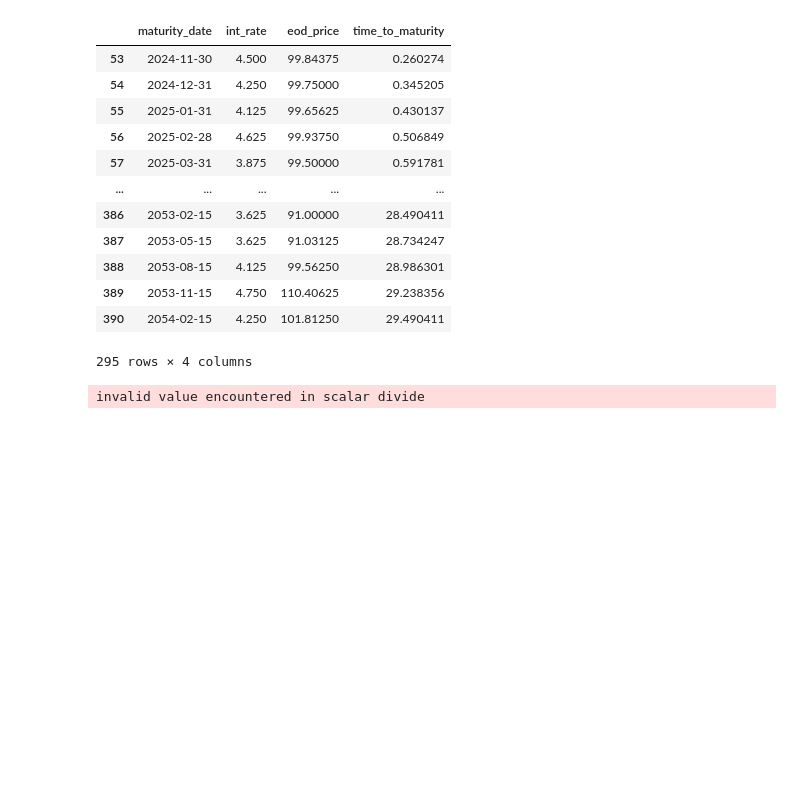
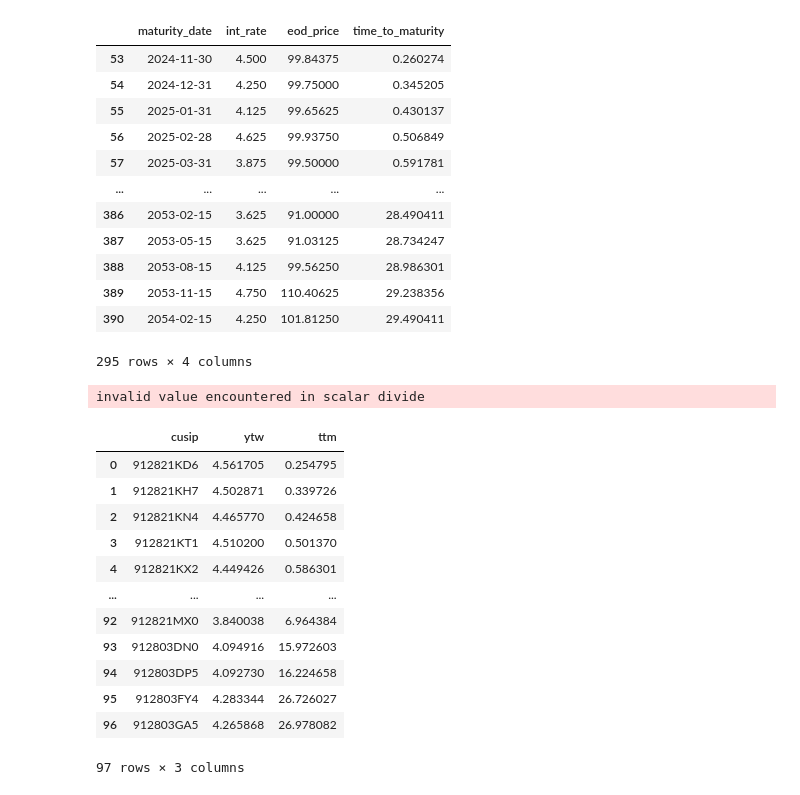
Before and after one commit to cleeclee123/Curvy-CUSIPs, a Jupyter notebook: examples/practical_par_curve_build.ipynb, the cells around one changed output. Saved outputs shown, nothing was run; the diff lists cells and outputs as text; code cells hidden in the pictures; blank space fills up the shorter version.

Commit message:
strips

```diff
--- a/examples/practical_par_curve_build.ipynb
+++ b/examples/practical_par_curve_build.ipynb
@@ -388,3 +421,33 @@ fig.update_yaxes(showgrid=True, showspikes=True, spikecolor="white", spikethickn
 fig.show()
 # %% [output]
 invalid value encountered in scalar divide
+# %%
+dict_df = curve_data_fetcher.public_dotcom_api(filtered_curve_set_df["corpus_cusip"].to_list())
+# %%
+strips_dict = [
+    {
+        "cusip": cusip,
+        "ytw": df.iloc[-1]["YTW"],
+        "ttm": filtered_curve_set_df[
+            filtered_curve_set_df["corpus_cusip"] == cusip
+        ].iloc[-1]["time_to_maturity"],
+    }
+    for cusip, df in dict_df.items()
+    if not df.empty
+]
+strips_df = pd.DataFrame(strips_dict)
+strips_df
+# %% [output]
+|  | cusip | ytw | ttm |
+| 0 | 912821KD6 | 4.561705 | 0.254795 |
+| 1 | 912821KH7 | 4.502871 | 0.339726 |
+| 2 | 912821KN4 | 4.465770 | 0.424658 |
+| 3 | 912821KT1 | 4.510200 | 0.501370 |
+| 4 | 912821KX2 | 4.449426 | 0.586301 |
+| ... | ... | ... | ... |
+| 92 | 912821MX0 | 3.840038 | 6.964384 |
+| 93 | 912803DN0 | 4.094916 | 15.972603 |
+| 94 | 912803DP5 | 4.092730 | 16.224658 |
+| 95 | 912803FY4 | 4.283344 | 26.726027 |
+| 96 | 912803GA5 | 4.265868 | 26.978082 |
+97 rows × 3 columns
```
Also changed, not shown: parts of 6 cells of this notebook, 2 other files.
